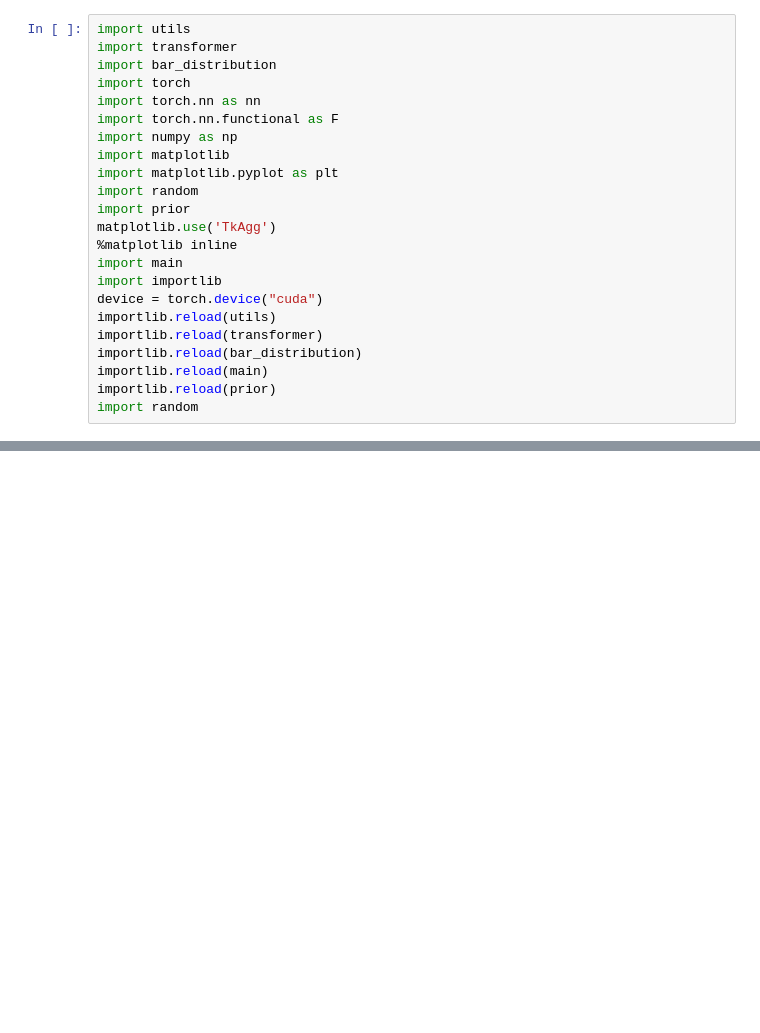
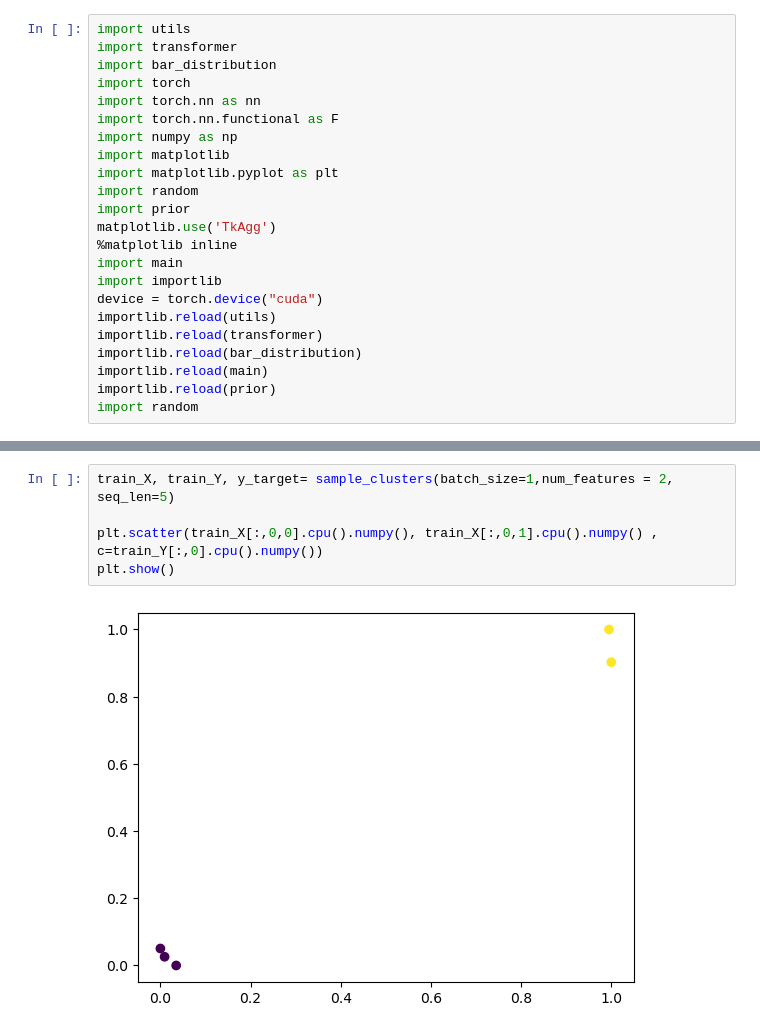
Before and after one commit to pbhaskaran/PFN_clustering, a Jupyter notebook: Clustering PFN.ipynb, the cells around one changed output, grey strips where cells are left out. Drawn from its saved outputs; the diff is of its cells as text; blank space fills up the shorter version.

```diff
--- a/Clustering PFN.ipynb
+++ b/Clustering PFN.ipynb
@@ -87,0 +212,7 @@ plt.show()
+# %%
+train_X, train_Y, y_target= sample_clusters(batch_size=1,num_features = 2, seq_len=5)
+
+plt.scatter(train_X[:,0,0].cpu().numpy(), train_X[:,0,1].cpu().numpy() , c=train_Y[:,0].cpu().numpy())
+plt.show()
+# %% [output]
+[figure, added]
```
Also changed, not shown: parts of 15 cells of this notebook, 4 other files.
